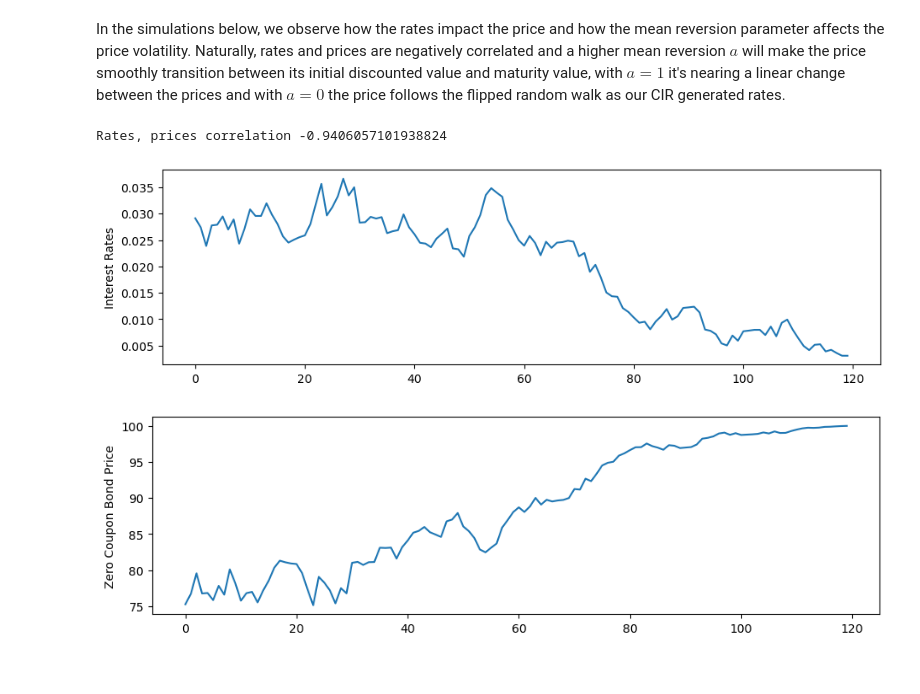
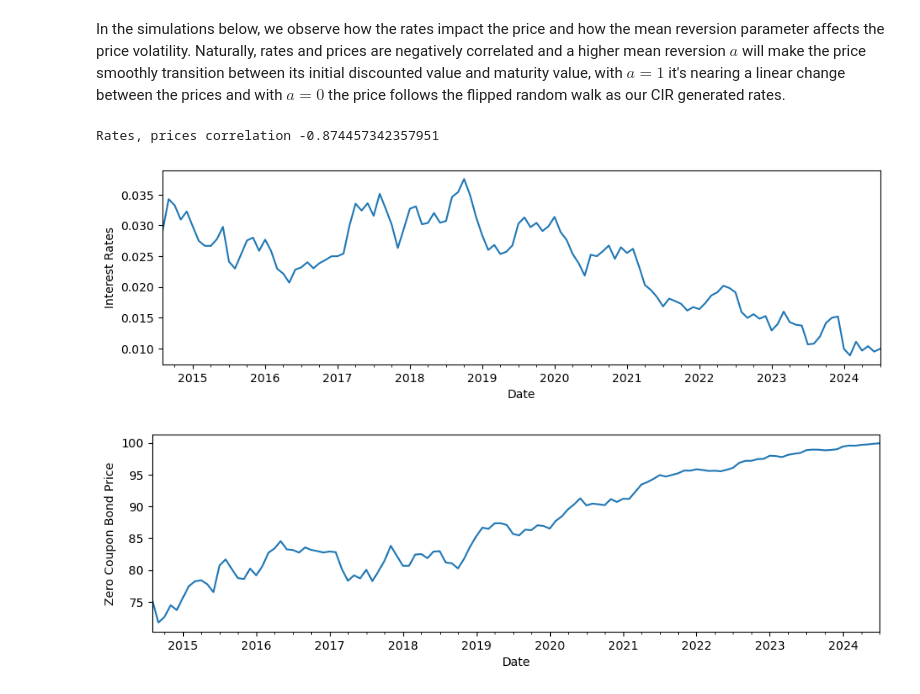
Before and after one commit to christianatanasov/algodisco, a Jupyter notebook: finance/cir_model.ipynb, the cells around one changed output. Cells and saved outputs as stored; diff of their text form; code cells hidden in the pictures.

```diff
--- a/finance/cir_model.ipynb
+++ b/finance/cir_model.ipynb
@@ -15,7 +15,8 @@ from kit import interval_dict, annualize_returns, annualize_vol, get_yf_ts
 
 warnings.filterwarnings('ignore')
 # %%
-rf = get_yf_ts("^IRX", '5y', "1mo") / 100 # Expressed in % hence the division
+rf = get_yf_ts("^IRX", '10y', "1mo") / 100 # Expressed in % hence the division
+rf = rf.resample('M').interpolate('linear')
 # %% [markdown]
 Cox Ingersoll Ross model for dynamics of interest rates; The change of the interest rates depends on the current interest rates, plus some noise factor: $\newline$
 $dr_t = a(b - r_t) dt + \sigma \sqrt{r_t}dW_t$ $\newline$ for $a$ being the mean reversion parameter, $b$ the long-term mean of interest rates, $r_t$ the current interest rate, the volatility $\sigma$ and Brownian noise $W_t$.
@@ -61,8 +62,8 @@ def zcb(h, a, b, tau, sigma, r):
     B = (2 * (np.exp(h * tau) - 1)) / (2 * h + (h + a) * (np.exp(h * tau) - 1))
     return A * np.exp(-B * r)
 
-def cir_zcb(years=10, scenarios=100, a=0.5, b=0.03, r_0=0.03, sigma=0.05, freq=12, s_0=100):
-
+def cir_zcb(scenarios=100, a=0.5, b=0.03, r_0=0.03, sigma=0.05, freq=12, s_0=100, rf=None):
+    years = rf.shape[0] // 12
     r_0 = np.log1p(r_0)
     dt = 1 / freq
     n_payments = years * freq
@@ -81,19 +82,19 @@ def cir_zcb(years=10, scenarios=100, a=0.5, b=0.03, r_0=0.03, sigma=0.05, freq=1
         rates[ix] = abs(r_t + d_r_t)
         prices[ix] = zcb(h, a, b, years - (ix * dt), sigma, rates[ix])
 
-    rates = pd.DataFrame(data=np.log1p(rates), index=range(n_payments))
-    prices = s_0 * pd.DataFrame(data=prices, index=range(n_payments))
+    rates = pd.DataFrame(data=np.log1p(rates), index=rf.index)
+    prices = s_0 * pd.DataFrame(data=prices, index=rf.index)
     return rates, prices
 # %% [markdown]
 In the simulations below, we observe how the rates impact the price and how the mean reversion parameter affects the price volatility. Naturally, rates and prices are negatively correlated and a higher mean reversion $a$ will make the price smoothly transition between its initial discounted value and maturity value, with $a=1$ it's nearing a linear change between the prices and with $a=0$ the price follows the flipped random walk as our CIR generated rates.
 # %%
-rates, prices = cir_zcb(scenarios=1, a=0)
+rates, prices = cir_zcb(scenarios=1, a=0, rf=rf)
 print("Rates, prices correlation {}".format(rates[0].corr(prices[0])))
 rates.plot(legend=False, figsize=(11,3), ylabel='Interest Rates')
 prices.plot(legend=False, figsize=(11,3), ylabel='Zero Coupon Bond Price')
 plt.show()
 # %% [output]
-Rates, prices correlation -0.9406057101938824
+Rates, prices correlation -0.874457342357951
-[figure, old version]
+[figure, new version]
-[figure, old version]
+[figure, new version]
 # %%
```
Also changed, not shown: parts of 3 cells of this notebook.
